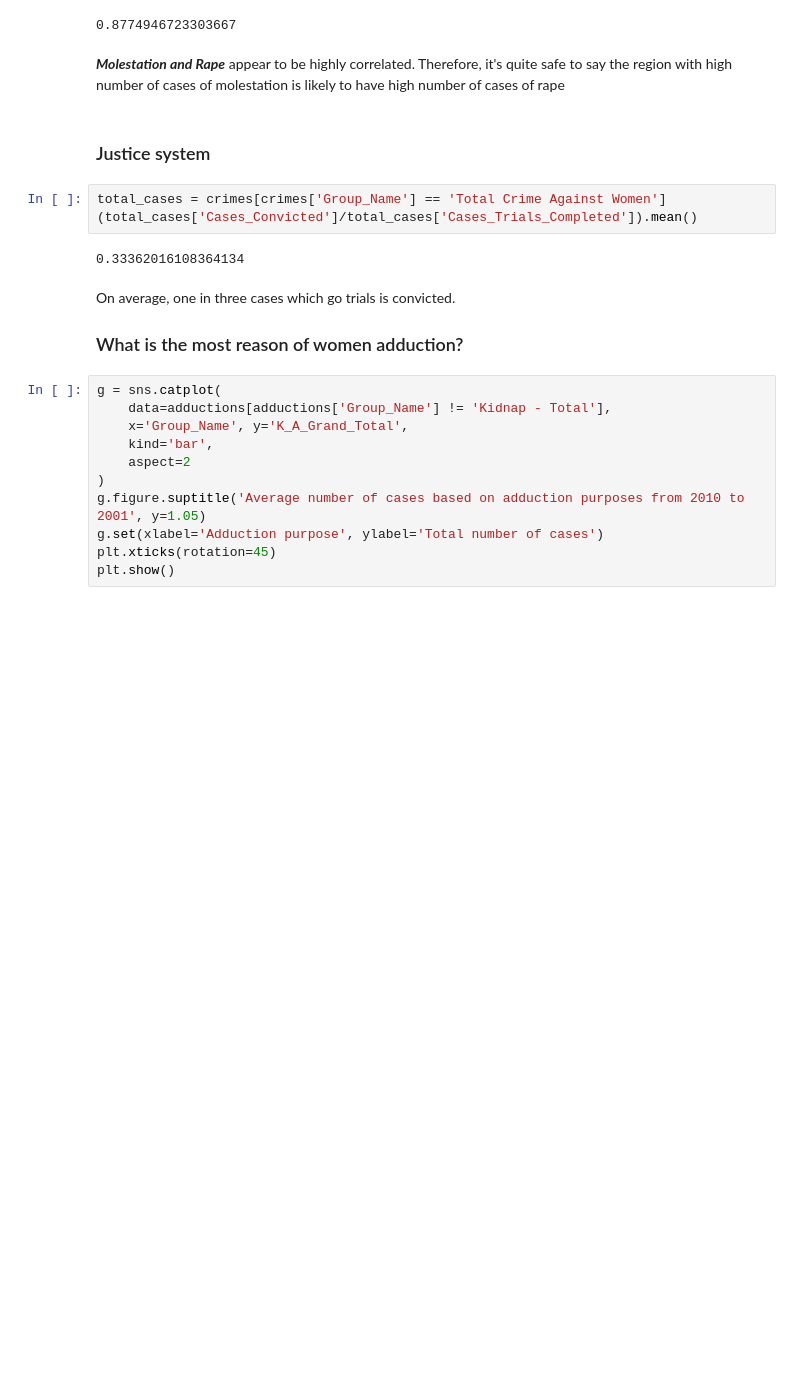
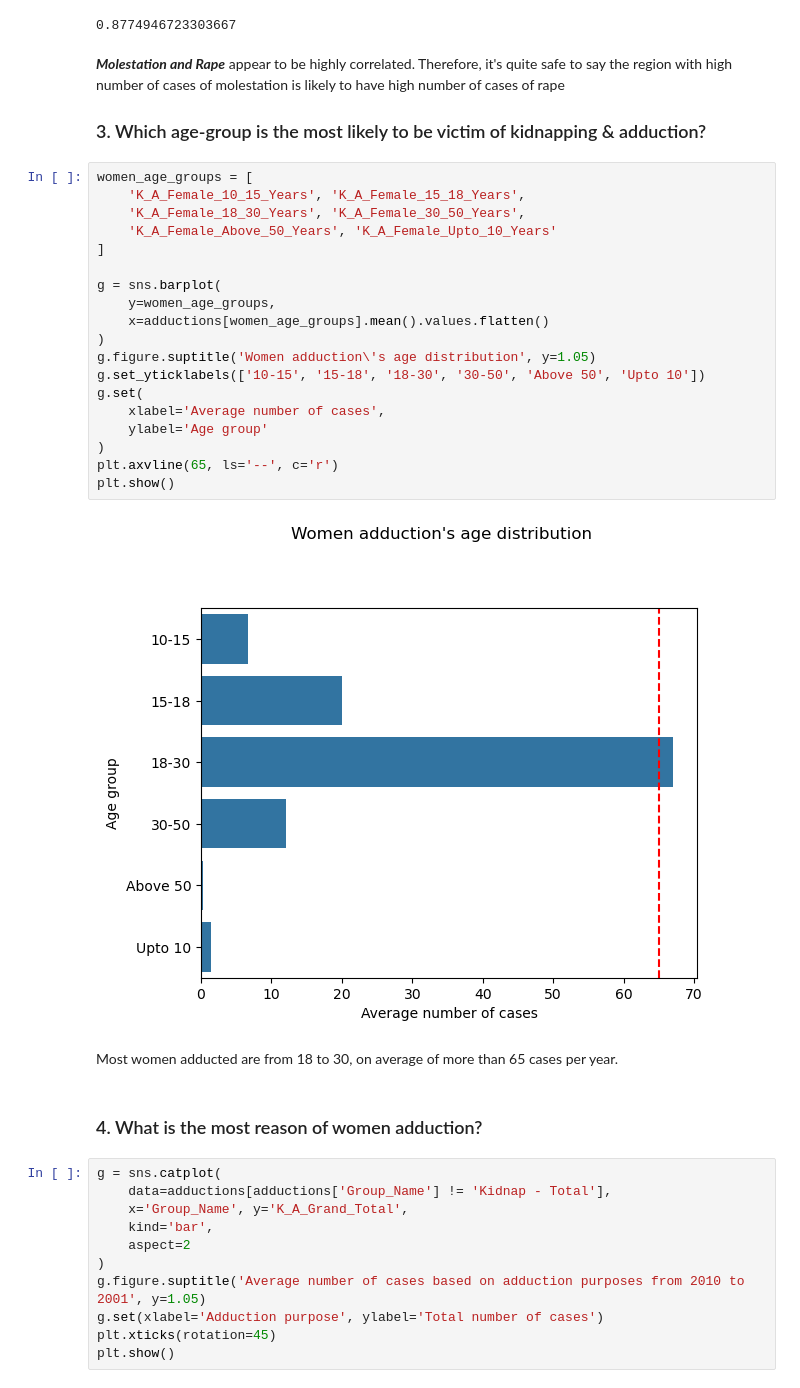
Before and after one commit to Huycuong03/Analysis-crimes-against-women-in-India, a Jupyter notebook: notebook/main.ipynb, the cells around one changed output. Drawn from its saved outputs; the diff is of its cells as text; blank space fills up the shorter version.

```diff
--- a/notebook/main.ipynb
+++ b/notebook/main.ipynb
@@ -233,16 +217,32 @@ crimes[crimes['Group_Name'] == 'Molestation']['Total_Cases_for_Trial'].reset_ind
 0.8774946723303667
 # %% [markdown]
 **_Molestation and Rape_** appear to be highly correlated. Therefore, it's quite safe to say the region with high number of cases of molestation is likely to have high number of cases of rape
+### 3. Which age-group is the most likely to be victim of kidnapping & adduction?
-# %% [markdown]
-### Justice system
-# %%
-total_cases = crimes[crimes['Group_Name'] == 'Total Crime Against Women']
-(total_cases['Cases_Convicted']/total_cases['Cases_Trials_Completed']).mean()
-# %% [output]
-0.33362016108364134
+# %%
+women_age_groups = [
+    'K_A_Female_10_15_Years', 'K_A_Female_15_18_Years',
+    'K_A_Female_18_30_Years', 'K_A_Female_30_50_Years',
+    'K_A_Female_Above_50_Years', 'K_A_Female_Upto_10_Years'
+]
+
+g = sns.barplot(
+    y=women_age_groups,
+    x=adductions[women_age_groups].mean().values.flatten()
+)
+g.figure.suptitle('Women adduction\'s age distribution', y=1.05)
+g.set_yticklabels(['10-15', '15-18', '18-30', '30-50', 'Above 50', 'Upto 10'])
+g.set(
+    xlabel='Average number of cases',
+    ylabel='Age group'
+)
+plt.axvline(65, ls='--', c='r')
+plt.show()
+# %% [output]
+[figure, added]
+# %% [markdown]
+Most women adducted are from 18 to 30, on average of more than 65 cases per year.
 # %% [markdown]
-On average, one in three cases which go trials is convicted.
-### What is the most reason of women adduction?
+### 4. What is the most reason of women adduction?
 # %%
 g = sns.catplot(
     data=adductions[adductions['Group_Name'] != 'Kidnap - Total'],
```
Also changed, not shown: parts of 18 cells of this notebook, 1 other file.
